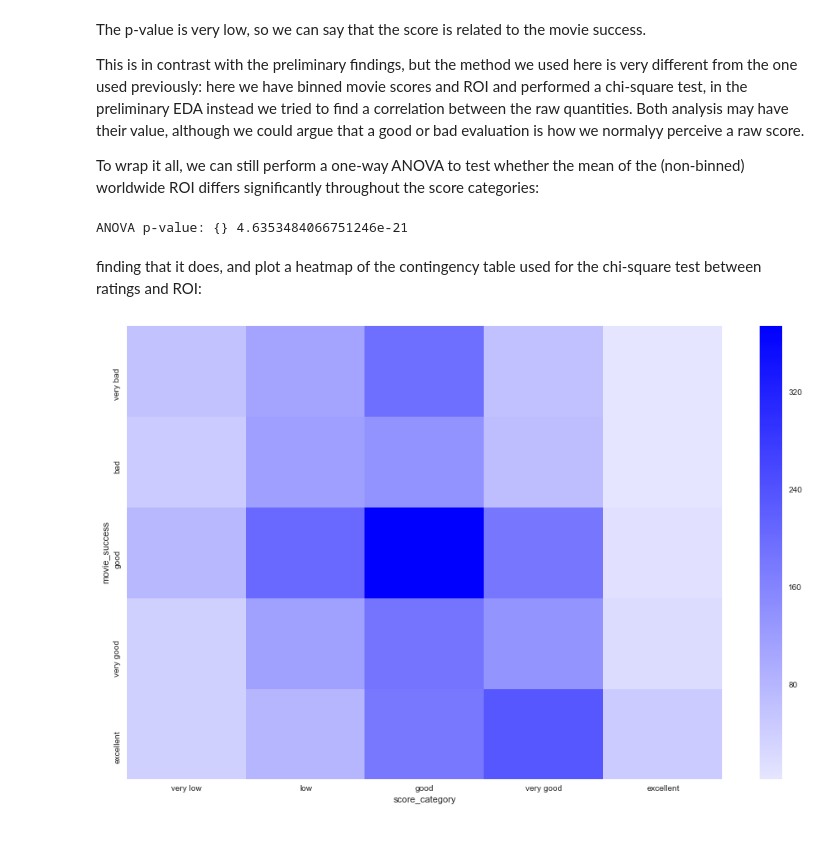
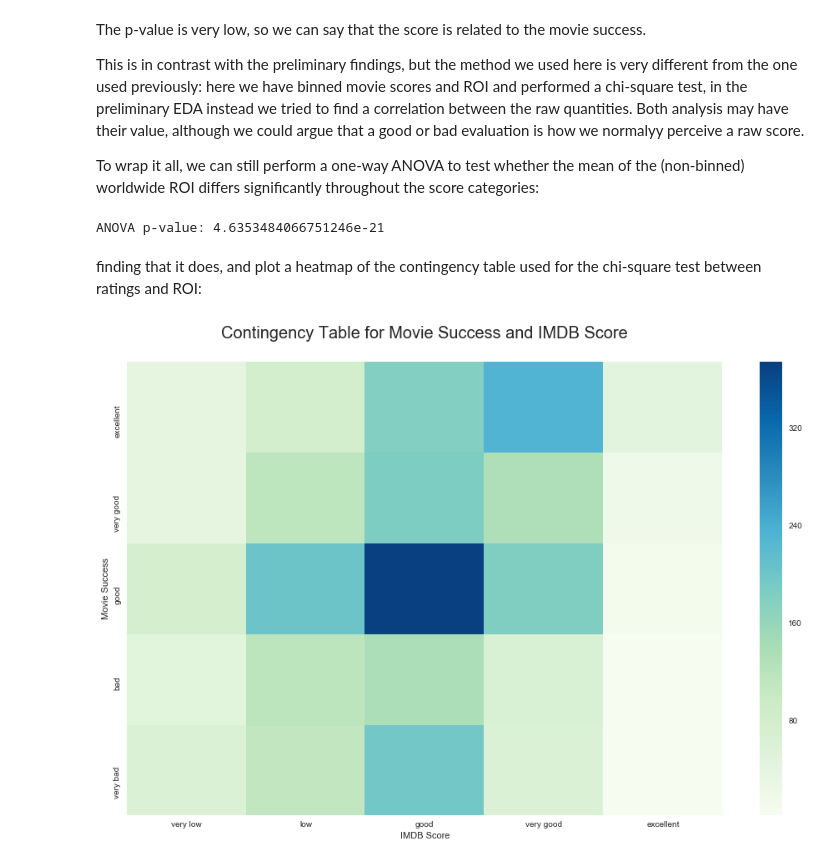
Before and after one commit to aleph314/Projects, a Jupyter notebook: EDA/5_imdb_EDA.ipynb, the cells around one changed output. Drawn from its saved outputs; the diff is of its cells as text; code cells hidden in the pictures.

Commit message:
Enhanced plots, used measures of centrality to investigate trends in data

```diff
--- a/EDA/5_imdb_EDA.ipynb
+++ b/EDA/5_imdb_EDA.ipynb
@@ -447,16 +475,21 @@ score_anova = stats.f_oneway(normal_post2000.loc[normal_post2000.score_category=
                                       normal_post2000.loc[normal_post2000.score_category=='very good', 'worldwide_ROI'],
                                       normal_post2000.loc[normal_post2000.score_category=='excellent', 'worldwide_ROI'])
 
-print('ANOVA p-value: {}',format(score_anova[1]))
+print('ANOVA p-value: {}'.format(score_anova[1]))
 # %% [output]
-ANOVA p-value: {} 4.6353484066751246e-21
+ANOVA p-value: 4.6353484066751246e-21
 # %% [markdown]
 finding that it does, and plot a heatmap of the contingency table used for the chi-square test between ratings and ROI:
 # %%
 fig, ax = plt.subplots(figsize=(16, 10))
-ax = sns.heatmap(cross_score.loc[['very bad', 'bad', 'good', 'very good', 'excellent'],
+ax = sns.heatmap(cross_score.loc[['excellent', 'very good', 'good', 'bad', 'very bad'],
                                  ['very low', 'low', 'good', 'very good', 'excellent']],
-                 cmap=sns.light_palette('blue', as_cmap=True))
-fig.savefig('figures/heatmap.png');
+                 #cmap=sns.light_palette('blue', as_cmap=True)
+                 cmap='GnBu'
+                )
+ttl = ax.set_title('Contingency Table for Movie Success and IMDB Score\n', fontsize=20)
+ax.set_xlabel('IMDB Score')
+ax.set_ylabel('Movie Success')
+fig.savefig('figures/heatmap_2.png');
 # %% [output]
-[figure, old version]
+[figure, new version]
```
Also changed, not shown: parts of 9 cells of this notebook, 12 other files.
